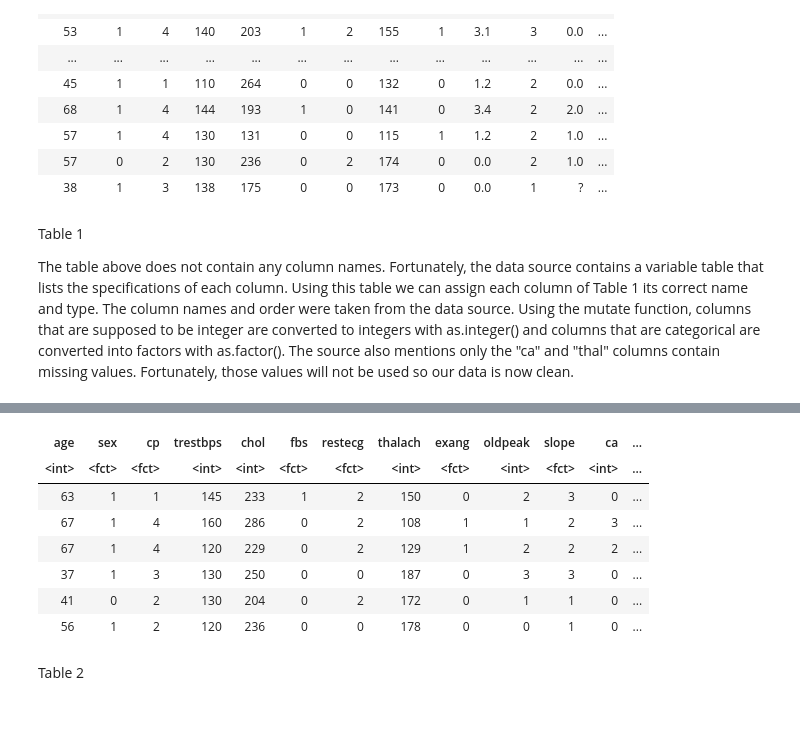
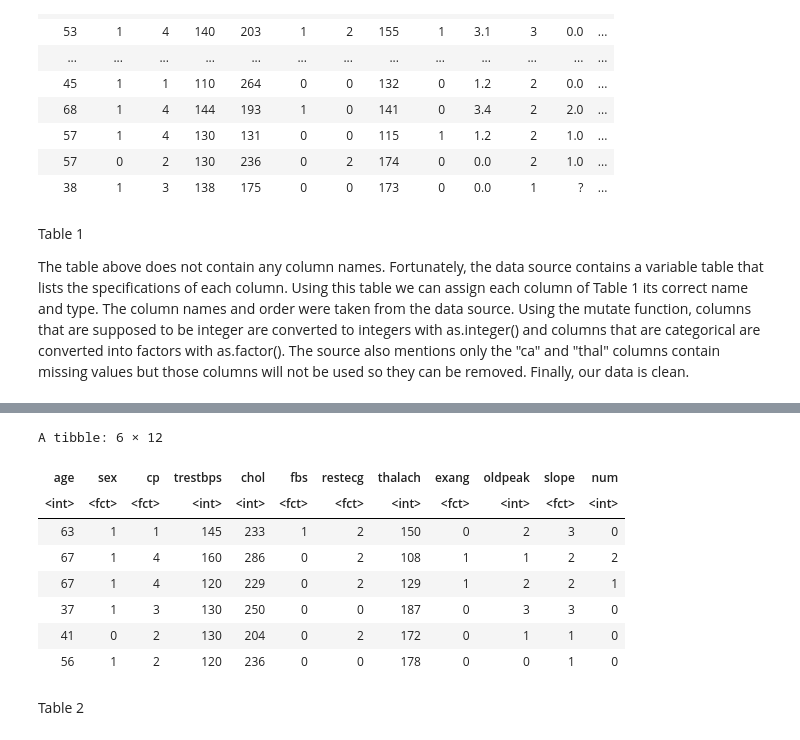
Before and after one commit to clay-arras/DSCI100GroupProject, a Jupyter notebook: DSCI100_Group30_Report.ipynb, the cells around one changed output, grey strips where cells are left out. Saved outputs shown, nothing was run; the diff lists cells and outputs as text; code cells hidden in the pictures.

Commit message:
Cleaned data

```diff
--- a/DSCI100_Group30_Report.ipynb
+++ b/DSCI100_Group30_Report.ipynb
@@ -99,12 +81,12 @@ A spec_tbl_df: 303 × 14
 # %% [markdown]
 Table 1
 
-The table above does not contain any column names. Fortunately, the data source contains a variable table that lists the specifications of each column. Using this table we can assign each column of Table 1 its correct name and type. The column names and order were taken from the data source. Using the mutate function, columns that are supposed to be integer are converted to integers with as.integer() and columns that are categorical are converted into factors with as.factor(). The source also mentions only the "ca" and "thal" columns contain missing values. Fortunately, those values will not be used so our data is now clean.
+The table above does not contain any column names. Fortunately, the data source contains a variable table that lists the specifications of each column. Using this table we can assign each column of Table 1 its correct name and type. The column names and order were taken from the data source. Using the mutate function, columns that are supposed to be integer are converted to integers with as.integer() and columns that are categorical are converted into factors with as.factor(). The source also mentions only the "ca" and "thal" columns contain missing values but those columns will not be used so they can be removed. Finally, our data is clean.
 # %%
 colnames(cleveland_data) <- c("age", "sex", "cp", "trestbps", "chol", "fbs", "restecg", "thalach", "exang", "oldpeak", "slope", "ca", "thal", "num")
 cleveland_data <- cleveland_data |> mutate(age = as.integer(age), sex = as.factor(sex), cp = as.factor(cp), trestbps = as.integer(trestbps),
                                            chol = as.integer(chol), fbs = as.factor(fbs), restecg = as.factor(restecg),  thalach = as.integer(thalach),
                                            exang = as.factor(exang), oldpeak = as.integer(oldpeak), slope = as.factor(slope), ca = as.integer(ca),
-                                           thal = as.factor(thal), num = as.integer(num))
+                                           thal = as.factor(thal), num = as.integer(num)) |> select(-ca, -thal)
 head(cleveland_data)
 # %% [output]
@@ -112,11 +98,12 @@ A tibble: 6 × 14
+A tibble: 6 × 12
-| age | sex | cp | trestbps | chol | fbs | restecg | thalach | exang | oldpeak | slope | ca | ... |
-| <int> | <fct> | <fct> | <int> | <int> | <fct> | <fct> | <int> | <fct> | <int> | <fct> | <int> | ... |
-| 63 | 1 | 1 | 145 | 233 | 1 | 2 | 150 | 0 | 2 | 3 | 0 | ... |
-| 67 | 1 | 4 | 160 | 286 | 0 | 2 | 108 | 1 | 1 | 2 | 3 | ... |
-| 67 | 1 | 4 | 120 | 229 | 0 | 2 | 129 | 1 | 2 | 2 | 2 | ... |
-| 37 | 1 | 3 | 130 | 250 | 0 | 0 | 187 | 0 | 3 | 3 | 0 | ... |
-| 41 | 0 | 2 | 130 | 204 | 0 | 2 | 172 | 0 | 1 | 1 | 0 | ... |
-| 56 | 1 | 2 | 120 | 236 | 0 | 0 | 178 | 0 | 0 | 1 | 0 | ... |
+| age | sex | cp | trestbps | chol | fbs | restecg | thalach | exang | oldpeak | slope | num |
+| <int> | <fct> | <fct> | <int> | <int> | <fct> | <fct> | <int> | <fct> | <int> | <fct> | <int> |
+| 63 | 1 | 1 | 145 | 233 | 1 | 2 | 150 | 0 | 2 | 3 | 0 |
+| 67 | 1 | 4 | 160 | 286 | 0 | 2 | 108 | 1 | 1 | 2 | 2 |
+| 67 | 1 | 4 | 120 | 229 | 0 | 2 | 129 | 1 | 2 | 2 | 1 |
+| 37 | 1 | 3 | 130 | 250 | 0 | 0 | 187 | 0 | 3 | 3 | 0 |
+| 41 | 0 | 2 | 130 | 204 | 0 | 2 | 172 | 0 | 1 | 1 | 0 |
+| 56 | 1 | 2 | 120 | 236 | 0 | 0 | 178 | 0 | 0 | 1 | 0 |
 # %% [markdown]
 Table 2
 # %% [markdown]
```
Also changed, not shown: parts of 4 cells of this notebook.
